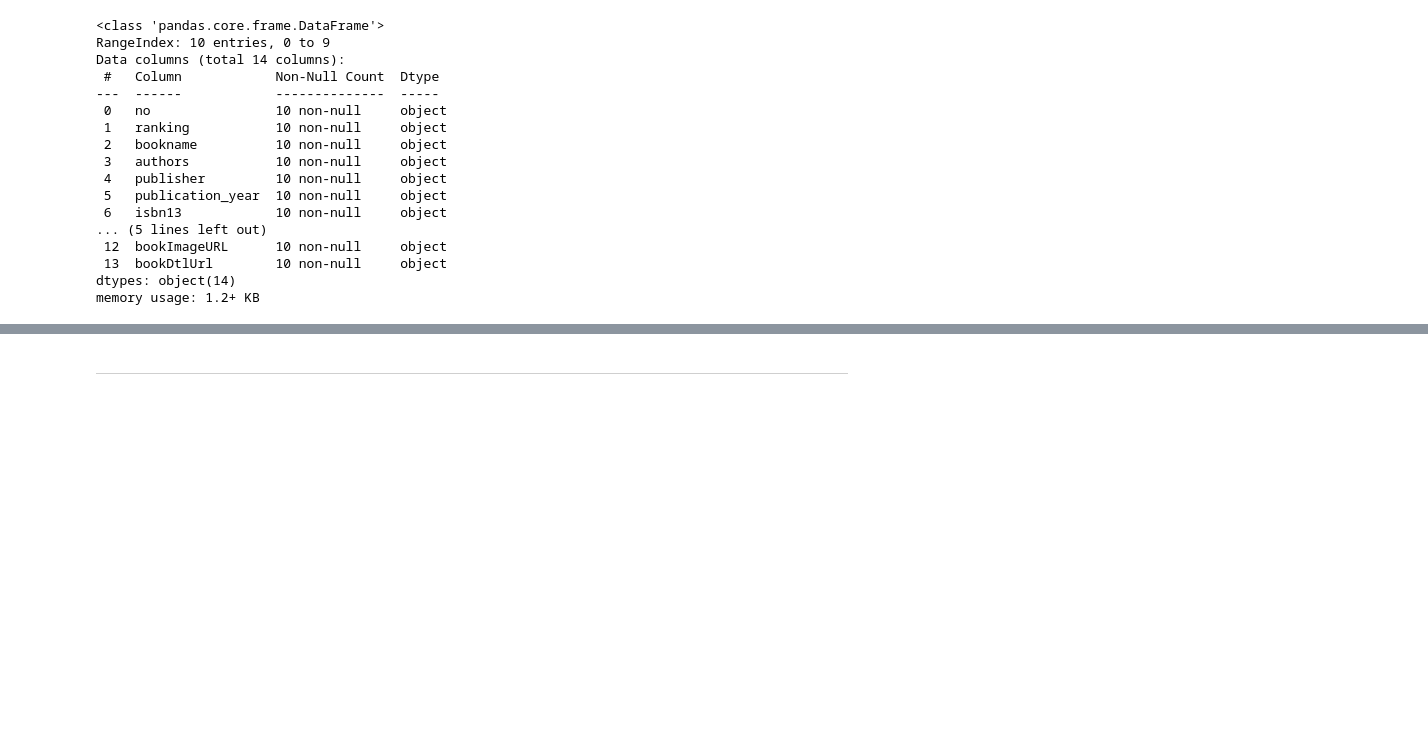
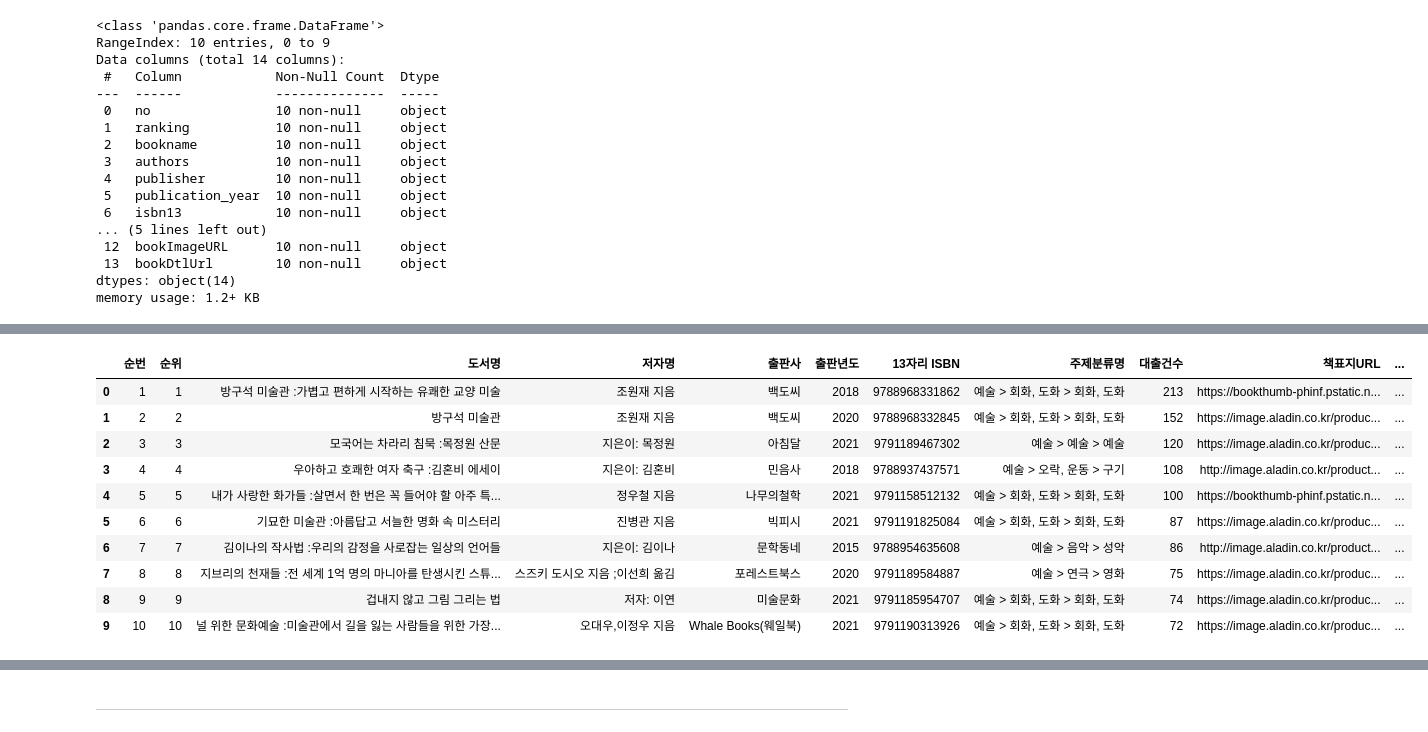
Before and after one commit to ellieyakim0829/dataAnalysis, a Jupyter notebook: 2_미니프로젝트_데이터분석_OpenAPI_실습_20240429.ipynb, the cells around one changed output, grey strips where cells are left out. Drawn from its saved outputs; the diff is of its cells as text; code cells hidden in the pictures; blank space fills up the shorter version.

```diff
--- a/2_미니프로젝트_데이터분석_OpenAPI_실습_20240429.ipynb
+++ b/2_미니프로젝트_데이터분석_OpenAPI_실습_20240429.ipynb
@@ -258,0 +267,14 @@ df.columns = ['지점', '지점명', '일시', '평균기온', '최고기온', '
+# %%
+books_df
+# %% [output]
+|  | 순번 | 순위 | 도서명 | 저자명 | 출판사 | 출판년도 | 13자리 ISBN | 주제분류명 | 대출건수 | 책표지URL | ... |
+| 0 | 1 | 1 | 방구석 미술관 :가볍고 편하게 시작하는 유쾌한 교양 미술 | 조원재 지음 | 백도씨 | 2018 | 9788968331862 | 예술 > 회화, 도화 > 회화, 도화 | 213 | https://bookthumb-phinf.pstatic.n... | ... |
+| 1 | 2 | 2 | 방구석 미술관 | 조원재 지음 | 백도씨 | 2020 | 9788968332845 | 예술 > 회화, 도화 > 회화, 도화 | 152 | https://image.aladin.co.kr/produc... | ... |
+| 2 | 3 | 3 | 모국어는 차라리 침묵 :목정원 산문 | 지은이: 목정원 | 아침달 | 2021 | 9791189467302 | 예술 > 예술 > 예술 | 120 | https://image.aladin.co.kr/produc... | ... |
+| 3 | 4 | 4 | 우아하고 호쾌한 여자 축구 :김혼비 에세이 | 지은이: 김혼비 | 민음사 | 2018 | 9788937437571 | 예술 > 오락, 운동 > 구기 | 108 | http://image.aladin.co.kr/product... | ... |
+| 4 | 5 | 5 | 내가 사랑한 화가들 :살면서 한 번은 꼭 들어야 할 아주 특... | 정우철 지음 | 나무의철학 | 2021 | 9791158512132 | 예술 > 회화, 도화 > 회화, 도화 | 100 | https://bookthumb-phinf.pstatic.n... | ... |
+| 5 | 6 | 6 | 기묘한 미술관 :아름답고 서늘한 명화 속 미스터리 | 진병관 지음 | 빅피시 | 2021 | 9791191825084 | 예술 > 회화, 도화 > 회화, 도화 | 87 | https://image.aladin.co.kr/produc... | ... |
+| 6 | 7 | 7 | 김이나의 작사법 :우리의 감정을 사로잡는 일상의 언어들 | 지은이: 김이나 | 문학동네 | 2015 | 9788954635608 | 예술 > 음악 > 성악 | 86 | http://image.aladin.co.kr/product... | ... |
+| 7 | 8 | 8 | 지브리의 천재들 :전 세계 1억 명의 마니아를 탄생시킨 스튜... | 스즈키 도시오 지음 ;이선희 옮김 | 포레스트북스 | 2020 | 9791189584887 | 예술 > 연극 > 영화 | 75 | https://image.aladin.co.kr/produc... | ... |
+| 8 | 9 | 9 | 겁내지 않고 그림 그리는 법 | 저자: 이연 | 미술문화 | 2021 | 9791185954707 | 예술 > 회화, 도화 > 회화, 도화 | 74 | https://image.aladin.co.kr/produc... | ... |
+| 9 | 10 | 10 | 널 위한 문화예술 :미술관에서 길을 잃는 사람들을 위한 가장... | 오대우,이정우 지음 | Whale Books(웨일북) | 2021 | 9791190313926 | 예술 > 회화, 도화 > 회화, 도화 | 72 | https://image.aladin.co.kr/produc... | ... |
```
Also changed, not shown: parts of 11 cells of this notebook.
